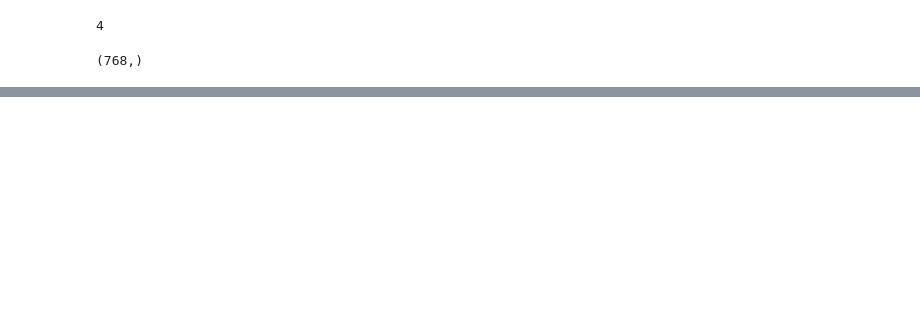
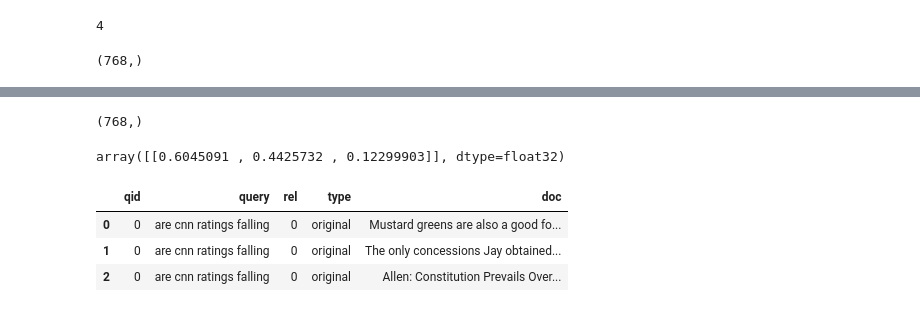
Before and after one commit to agnesvanbelle/udacityproject, a Jupyter notebook: sbert_test.ipynb, the cells around one changed output, grey strips where cells are left out. Drawn from its saved outputs; the diff is of its cells as text; code cells hidden in the pictures; blank space fills up the shorter version.

```diff
--- a/sbert_test.ipynb
+++ b/sbert_test.ipynb
@@ -36,0 +37,4 @@ Embedding: (768,)
+# %%
+sentence_embeddings[0].shape
+# %% [output]
+(768,)
@@ -36,0 +45,4 @@ Embedding: (768,)
+# %%
+cosine_similarity(sentence_embeddings[0].reshape(-1,1).T, Y=sentence_embeddings[1:])
+# %% [output]
+array([[0.6045091 , 0.4425732 , 0.12299903]], dtype=float32)
@@ -36,0 +51,11 @@ Embedding: (768,)
+# %%
+queries_file= '/run/media/root/Windows/Users/agnes/Downloads/data/msmarco/queries_od.csv'
+
+df = pd.read_csv(queries_file)
+
+df.head(3)
+# %% [output]
+|  | qid | query | rel | type | doc |
+| 0 | 0 | are cnn ratings falling | 0 | original | Mustard greens are also a good fo... |
+| 1 | 0 | are cnn ratings falling | 0 | original | The only concessions Jay obtained... |
+| 2 | 0 | are cnn ratings falling | 0 | original | Allen: Constitution Prevails Over... |
```
Also changed, not shown: parts of 9 cells of this notebook, 1 other file.
